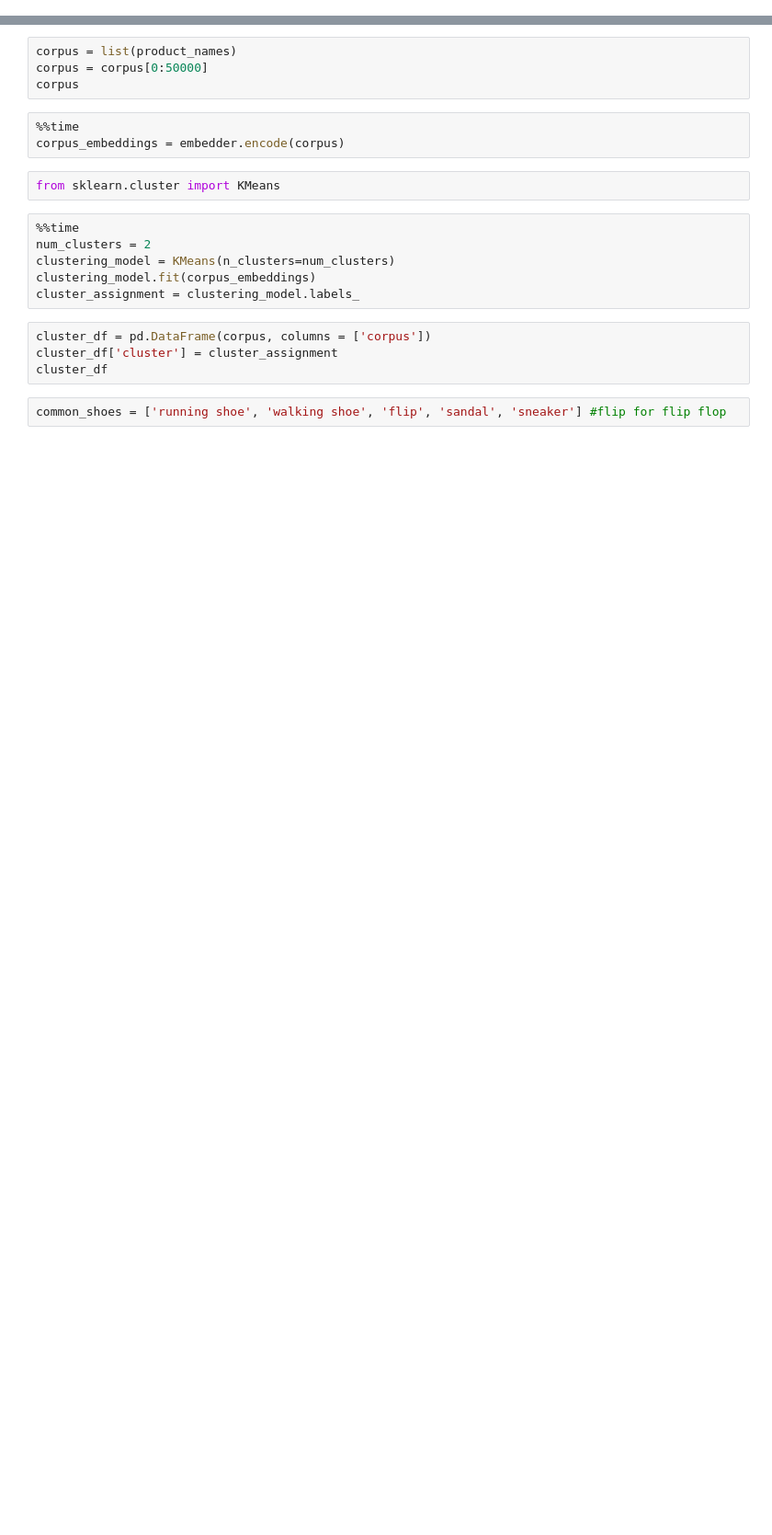
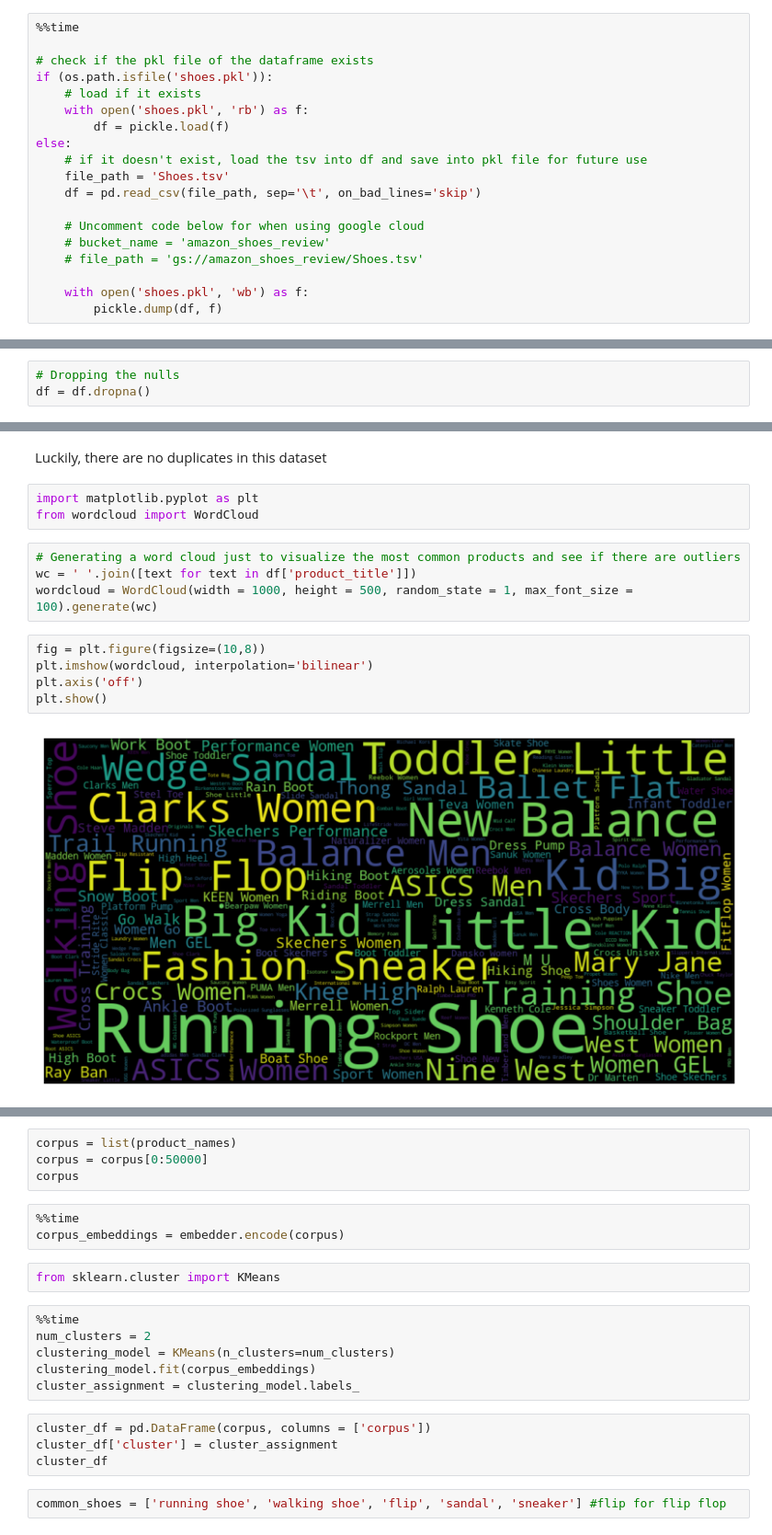
Before and after one commit to b8luong/Amazon-Reviews-Capstone, a Jupyter notebook: Amazon_shoe_reviews.ipynb, the cells around one changed output, grey strips where cells are left out. Shown at 92% size. Drawn from its saved outputs; the diff is of its cells as text; blank space fills up the shorter version.

```diff
--- a/Amazon_shoe_reviews.ipynb
+++ b/Amazon_shoe_reviews.ipynb
@@ -69,0 +12,19 @@ Wall time: 31.5 s
+# %%
+%%time
+
+# check if the pkl file of the dataframe exists
+if (os.path.isfile('shoes.pkl')):
+    # load if it exists
+    with open('shoes.pkl', 'rb') as f:
+        df = pickle.load(f)
+else:
+    # if it doesn't exist, load the tsv into df and save into pkl file for future use
+    file_path = 'Shoes.tsv'
+    df = pd.read_csv(file_path, sep='\t', on_bad_lines='skip')
+
+    # Uncomment code below for when using google cloud
+    # bucket_name = 'amazon_shoes_review'
+    # file_path = 'gs://amazon_shoes_review/Shoes.tsv'
+
+    with open('shoes.pkl', 'wb') as f:
+        pickle.dump(df, f)
@@ -108,0 +73,3 @@ df.head()
+# %%
+# Dropping the nulls
+df = df.dropna()
@@ -108,0 +81,16 @@ df.head()
+# %% [markdown]
+Luckily, there are no duplicates in this dataset
+# %%
+import matplotlib.pyplot as plt
+from wordcloud import WordCloud
+# %%
+# Generating a word cloud just to visualize the most common products and see if there are outliers
+wc = ' '.join([text for text in df['product_title']])
+wordcloud = WordCloud(width = 1000, height = 500, random_state = 1, max_font_size = 100).generate(wc)
+# %%
+fig = plt.figure(figsize=(10,8))
+plt.imshow(wordcloud, interpolation='bilinear')
+plt.axis('off')
+plt.show()
+# %% [output]
+[figure, added]
```
Also changed, not shown: parts of 39 cells of this notebook, 1 other file.
